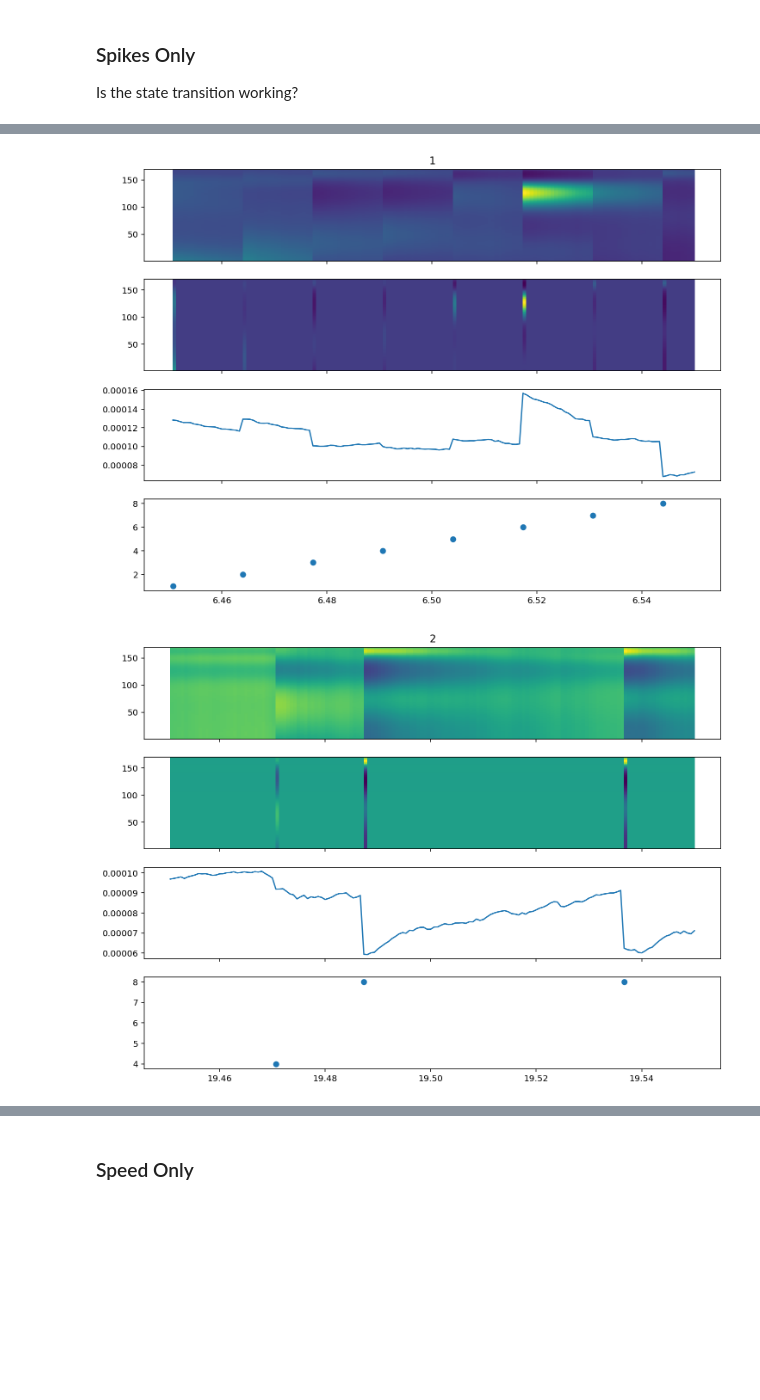
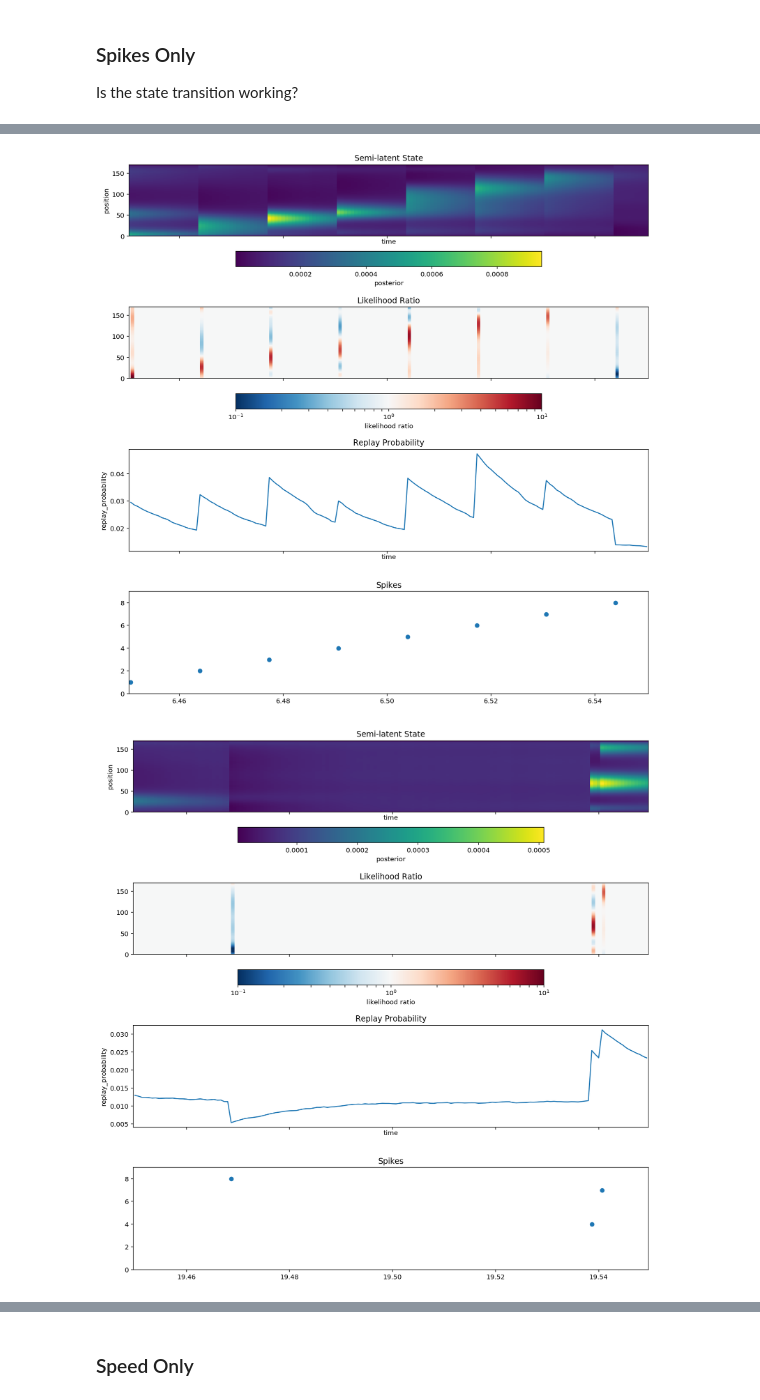
Before and after one commit to Eden-Kramer-Lab/replay_identification, a Jupyter notebook: notebooks/Test_Simulated_Data2.ipynb, the cells around one changed output, grey strips where cells are left out. Cells and saved outputs as stored; diff of their text form; code cells hidden in the pictures; blank space fills up the shorter version.

```diff
--- a/notebooks/Test_Simulated_Data2.ipynb
+++ b/notebooks/Test_Simulated_Data2.ipynb
@@ -240,5 +240,5 @@ plt.legend();
 # %%
 from replay_identification import ReplayDetector
 
-r = ReplayDetector(place_bin_size=1, replay_speed=20)
+r = ReplayDetector(place_bin_size=1, replay_speed=20, spike_glm_df=10)
 r.fit(is_replay, speed, power, linear_distance, spikes)
@@ -245,11 +259,11 @@ r.fit(is_replay, speed, power, linear_distance, spikes)
 # %%
-time, replay_posterior, replay_probability, likelihood = r.predict(
-    speed, power, linear_distance, spikes, sampling_frequency=sampling_frequency)
+results = r.predict(
+    speed, power, linear_distance, spikes, time=time)
 
 fig, axes = plt.subplots(2, 1, sharex=True, figsize=(12, 6))
-axes[0].plot(time, replay_probability)
+axes[0].plot(results.time, results.replay_probability)
 axes[0].set_title('Replay Probability')
 axes[1].plot(time, linear_distance)
 axes[1].set_title('Linear Distance')
-axes[-1].set_xlabel('Time')
+axes[-1].set_xlabel('Time');
 # %% [output]
@@ -278,13 +305,13 @@ for ripple_ind, (start_time, end_time) in enumerate(ripple_times):
 ### Spikes Only
 Is the state transition working?
 # %%
-time, replay_posterior, replay_probability, likelihood = r.predict(
-    speed, power, linear_distance, spikes, sampling_frequency=sampling_frequency, use_likelihoods=['spikes'])
+results = r.predict(
+    speed, power, linear_distance, spikes, time=time, use_likelihoods=['spikes'])
 
 fig, axes = plt.subplots(2, 1, sharex=True, figsize=(12, 6))
-axes[0].plot(time, replay_probability)
+axes[0].plot(results.time, results.replay_probability)
 axes[0].set_title('Replay Probability')
 axes[1].plot(time, linear_distance)
 axes[1].set_title('Linear Distance')
-axes[-1].set_xlabel('Time')
+axes[-1].set_xlabel('Time');
 # %% [output]
@@ -293,19 +319,32 @@ Text(0.5,0,'Time')
 # %%
+import matplotlib.colors as colors
+
 spike_ind, neuron_ind = np.nonzero(spikes)
+vmin, vmax = 0.1, 10
 
 for ripple_ind, (start_time, end_time) in enumerate(ripple_times):
-    start_ind, end_ind = np.searchsorted(time, start_time), np.searchsorted(time, end_time)
-    fig, axes = plt.subplots(4, 1, figsize=(12, 9), sharex=True)
-    t, p = np.meshgrid(time[start_ind:end_ind], r.place_bin_centers)
-    axes[0].pcolormesh(t, p, replay_posterior[start_ind:end_ind].T,
-                       vmin=0, vmax=np.max(replay_posterior[start_ind:end_ind]));
-    axes[0].set_title(ripple_ind + 1)
-    axes[1].pcolormesh(t, p, likelihood[start_ind:end_ind].T);
-    axes[2].plot(time[start_ind:end_ind], replay_probability[start_ind:end_ind])
-
+    start_ind, end_ind = np.searchsorted(time, [start_time, end_time])
+    fig, axes = plt.subplots(4, 1, figsize=(12, 12), sharex=True)
+    results.replay_posterior.sel(time=slice(start_time, end_time)).plot(
+            x='time', y='position',
+        cbar_kwargs=dict(orientation='horizontal', label='posterior'), ax=axes[0])
+    axes[0].set_title('Semi-latent State')
+    t, p = np.meshgrid(time[start_ind:end_ind], r.place_bin_edges)
+    cax = axes[1].pcolormesh(
+        t, p,
+        results.likelihood.sel(time=slice(start_time, end_time)).values.T,
+        norm=colors.LogNorm(vmin, vmax), cmap='RdBu_r')
+    axes[1].set_title('Likelihood Ratio')
+    plt.colorbar(cax, ax=axes[1], label='likelihood ratio', orientation='horizontal')
+    results.replay_probability.sel(time=slice(start_time, end_time)).plot(ax=axes[2])
+    axes[2].set_title('Replay Probability')
     in_spike_ind = (spike_ind >= start_ind) & (spike_ind <= end_ind)
 
     axes[3].scatter(time[spike_ind[in_spike_ind]], neuron_ind[in_spike_ind] + 1)
+    axes[3].set_title('Spikes')
+    axes[3].set_ylim((0, n_neurons + 1))
+    plt.xlim((start_time, end_time))
+    fig.tight_layout()
 # %% [output]
-[figure, old version]
+[figure, new version]
-[figure, old version]
+[figure, new version]
```
Also changed, not shown: parts of 23 cells of this notebook.
